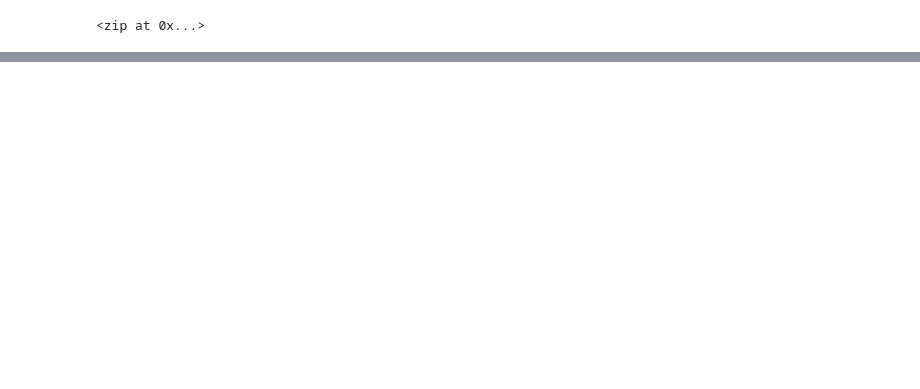
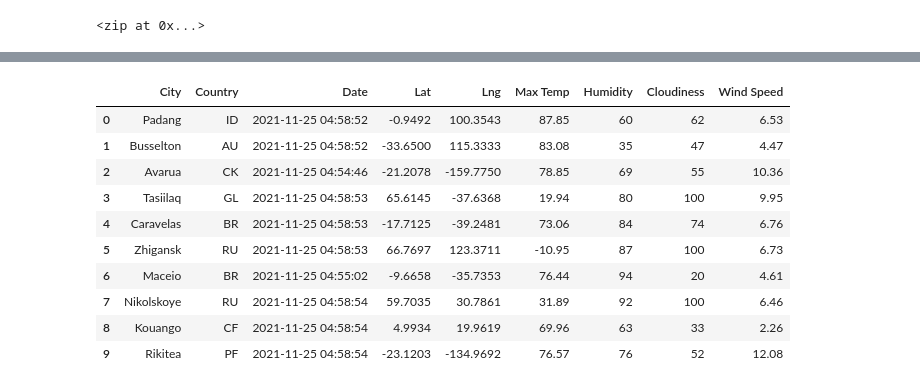
Before and after one commit to KandiJayana/World_Weather_Analysis, a Jupyter notebook: WeatherPy.ipynb, the cells around one changed output, grey strips where cells are left out. Saved outputs shown, nothing was run; the diff lists cells and outputs as text; code cells hidden in the pictures; blank space fills up the shorter version.

Commit message:
Adding .gitignore and the WeatherPy.ipynb folder update.

```diff
--- a/WeatherPy.ipynb
+++ b/WeatherPy.ipynb
@@ -35,0 +42,3 @@ len(cities)
+# %%
+url = "http://api.openweathermap.org/data/2.5/weather?units=Imperial&APPID=" + weather_api_key
+print(url)
@@ -35,0 +131,21 @@ len(cities)
+# %%
+# Convert the array of dictionaries to a Pandas DataFrame.
+city_data_df = pd.DataFrame(city_data)
+#city_data_df.head(10)
+# %%
+new_column_order = ["City", "Country", "Date", "Lat", "Lng", "Max Temp", "Humidity", "Cloudiness", "Wind Speed"]
+
+city_data_df = city_data_df[new_column_order]
+city_data_df.head(10)
+# %% [output]
+|  | City | Country | Date | Lat | Lng | Max Temp | Humidity | Cloudiness | Wind Speed |
+| 0 | Padang | ID | 2021-11-25 04:58:52 | -0.9492 | 100.3543 | 87.85 | 60 | 62 | 6.53 |
+| 1 | Busselton | AU | 2021-11-25 04:58:52 | -33.6500 | 115.3333 | 83.08 | 35 | 47 | 4.47 |
+| 2 | Avarua | CK | 2021-11-25 04:54:46 | -21.2078 | -159.7750 | 78.85 | 69 | 55 | 10.36 |
+| 3 | Tasiilaq | GL | 2021-11-25 04:58:53 | 65.6145 | -37.6368 | 19.94 | 80 | 100 | 9.95 |
+| 4 | Caravelas | BR | 2021-11-25 04:58:53 | -17.7125 | -39.2481 | 73.06 | 84 | 74 | 6.76 |
+| 5 | Zhigansk | RU | 2021-11-25 04:58:53 | 66.7697 | 123.3711 | -10.95 | 87 | 100 | 6.73 |
+| 6 | Maceio | BR | 2021-11-25 04:55:02 | -9.6658 | -35.7353 | 76.44 | 94 | 20 | 4.61 |
+| 7 | Nikolskoye | RU | 2021-11-25 04:58:54 | 59.7035 | 30.7861 | 31.89 | 92 | 100 | 6.46 |
+| 8 | Kouango | CF | 2021-11-25 04:58:54 | 4.9934 | 19.9619 | 69.96 | 63 | 33 | 2.26 |
+| 9 | Rikitea | PF | 2021-11-25 04:58:54 | -23.1203 | -134.9692 | 76.57 | 76 | 52 | 12.08 |
```
Also changed, not shown: parts of 6 cells of this notebook, 2 other files.
